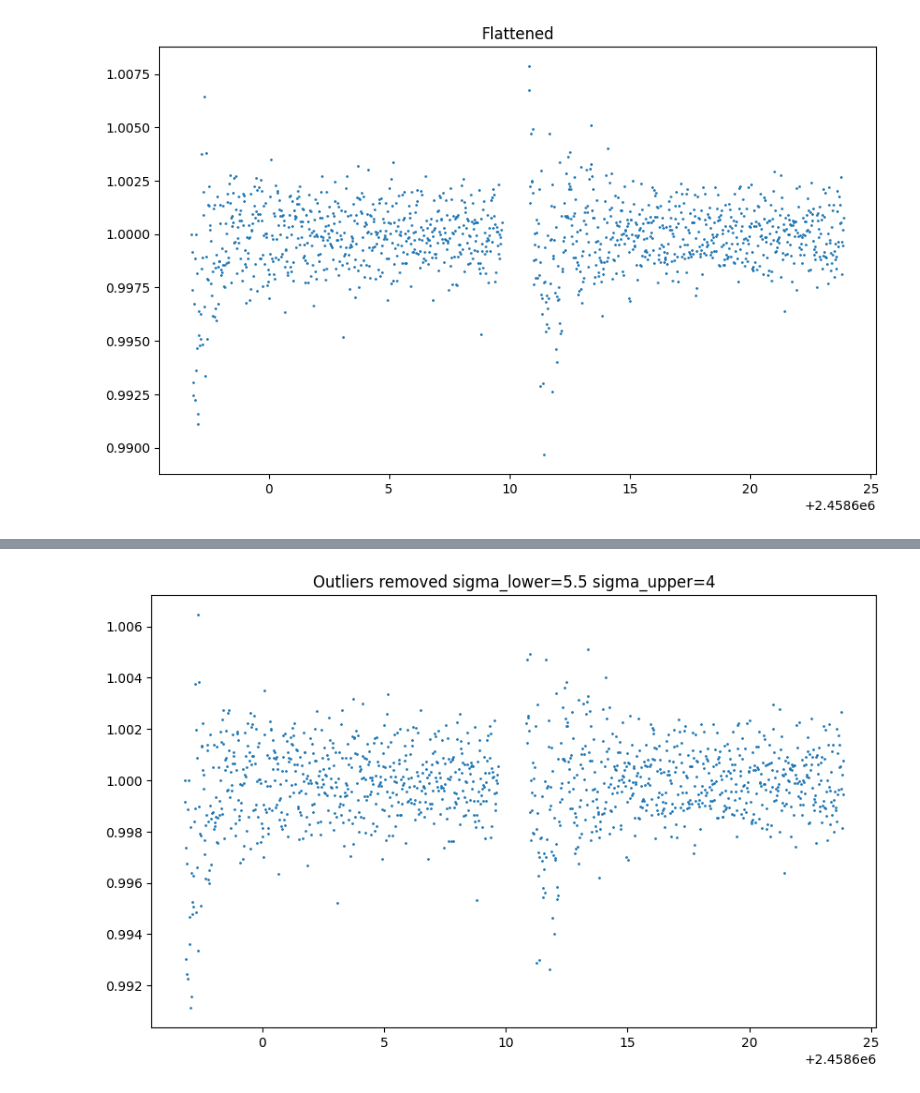
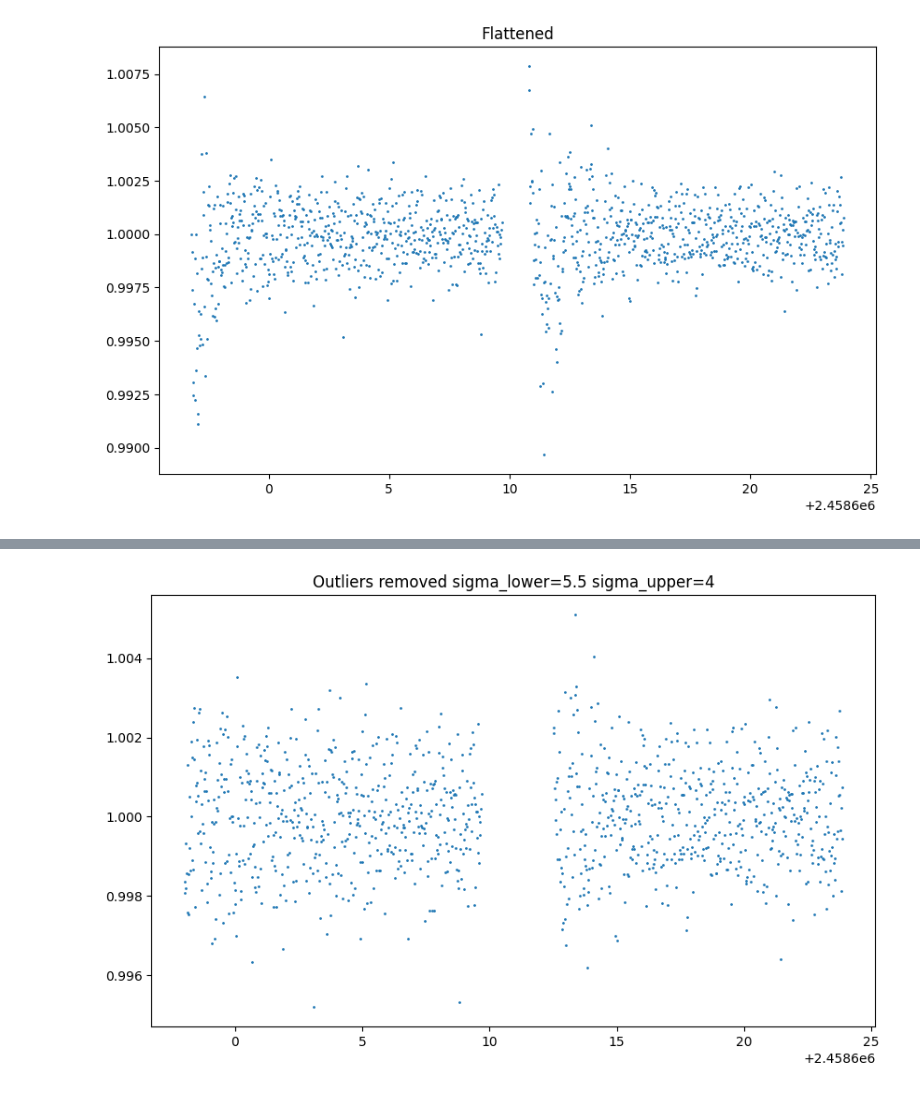
Before and after one commit to lichtgestalter/curvesimulator, a Jupyter notebook: evaluation/process_flux_data_nb2.ipynb, the cells around one changed output, grey strips where cells are left out. Drawn from its saved outputs; the diff is of its cells as text; code cells hidden in the pictures.

```diff
--- a/evaluation/process_flux_data_nb2.ipynb
+++ b/evaluation/process_flux_data_nb2.ipynb
@@ -28,7 +28,7 @@ df
 1241 rows × 3 columns
 # %%
 lc = df2lc(df)
-lc_flat = lc.flatten(
+lc2 = lc.flatten(
     window_length=101,  # Must be odd integer. Controls smoothness (longer → stronger smoothing).
     polyorder=2,        # Polynomial order (must be < window_length)
     break_tolerance=5,  # Split data at large time gaps.
@@ -36,7 +36,7 @@ lc_flat = lc.flatten(
     sigma=3             # Outlier clipping threshold. Remove outliers during flattening.
 )
 # Use return_trend=True to retrieve the removed trend component.
-df2 = lc2df(lc_flat)
+df2 = lc2df(lc2)
 plot_this(df2.time, [df2.flux], ["flux"], title="Flattened")
 # df2
 # %% [output]
@@ -43,0 +48,4 @@ plot_this(df2.time, [df2.flux], ["flux"], title="Flattened")
+# %%
+df3 = remove_from_df(df2, 2458610, 2458612.5)
+df3 = remove_from_df(df3, 2458596, 2458598)
+plot_this(df3.time, [df3.flux], ["flux"], title="Flattened, Removed")
@@ -44,9 +54,10 @@ plot_this(df2.time, [df2.flux], ["flux"], title="Flattened")
 # %%
 sigma_lower=5.5
 sigma_upper=4
-lc2 = lc_flat.remove_outliers(sigma_lower=sigma_lower, sigma_upper=sigma_upper)
-df3 = lc2df(lc2)
-plot_this(df3.time, [df3.flux], ["flux"], title=f"Outliers removed {sigma_lower=} {sigma_upper=}")
+lc3 = df2lc(df3)
+lc4 = lc3.remove_outliers(sigma_lower=sigma_lower, sigma_upper=sigma_upper)
+df4 = lc2df(lc4)
+plot_this(df4.time, [df4.flux], ["flux"], title=f"Outliers removed {sigma_lower=} {sigma_upper=}")
 # df3
 # %% [output]
-[figure, old version]
+[figure, new version]
```
Also changed, not shown: parts of 3 cells of this notebook, 2 other files.
